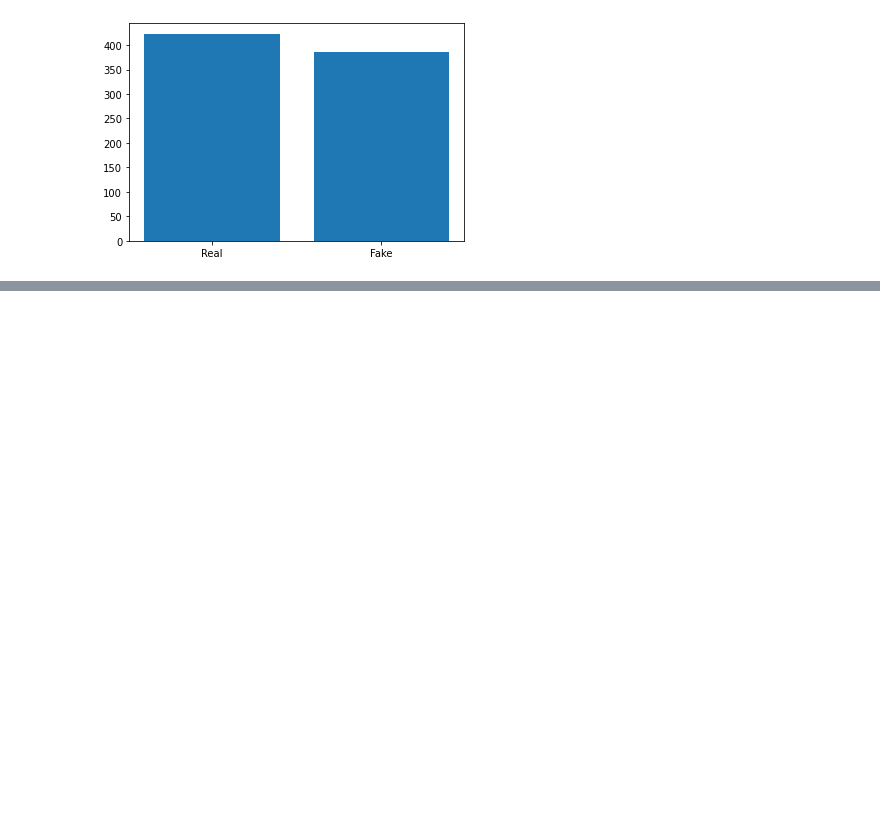
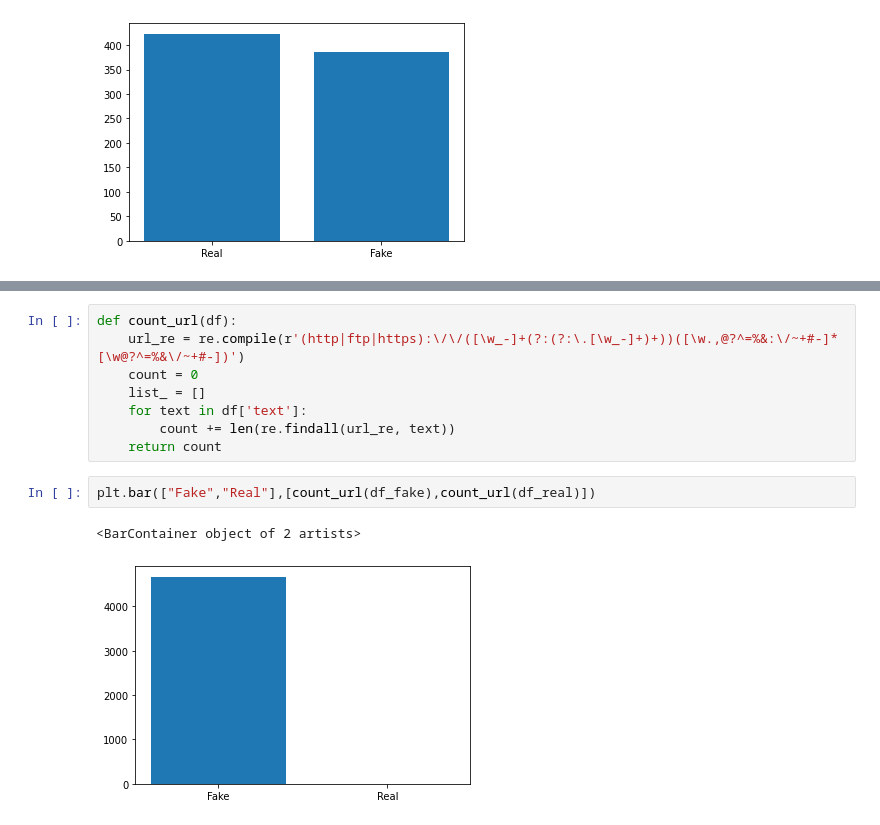
Before and after one commit to Kerman-Sanjuan/Fake-News-Detection, a Jupyter notebook: Fake news detection.ipynb, the cells around one changed output, grey strips where cells are left out. Cells and saved outputs as stored; diff of their text form; blank space fills up the shorter version.

```diff
--- a/Fake news detection.ipynb
+++ b/Fake news detection.ipynb
@@ -99,0 +123,13 @@ plt.bar(["Real","Fake"], [df_fake['len'].mean(),df_real['len'].mean()])
+# %%
+def count_url(df):
+    url_re = re.compile(r'(http|ftp|https):\/\/([\w_-]+(?:(?:\.[\w_-]+)+))([\w.,@?^=%&:\/~+#-]*[\w@?^=%&\/~+#-])')
+    count = 0
+    list_ = []
+    for text in df['text']:
+        count += len(re.findall(url_re, text))
+    return count
+# %%
+plt.bar(["Fake","Real"],[count_url(df_fake),count_url(df_real)])
+# %% [output]
+<BarContainer object of 2 artists>
+[figure, added]
```
Also changed, not shown: parts of 8 cells of this notebook.
